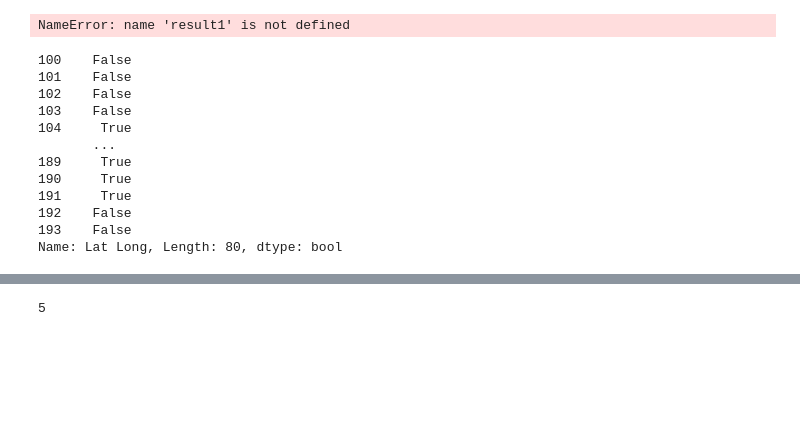
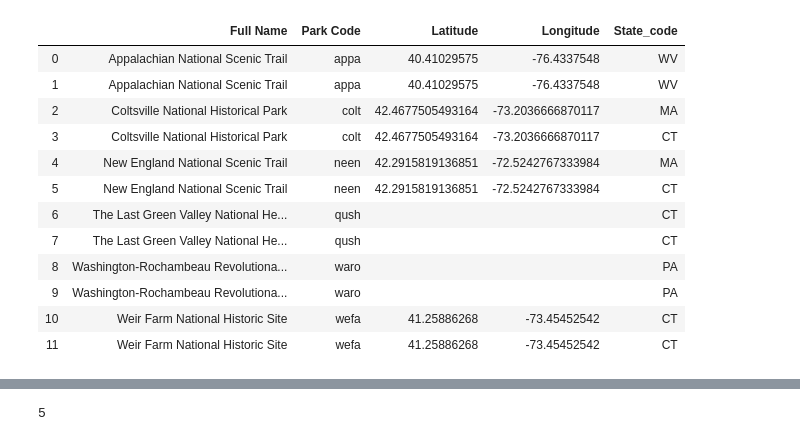
Before and after one commit to Eng-Hisham991/National_Park_Analysis, a Jupyter notebook: Northeast by Midwest .ipynb, the cells around one changed output, grey strips where cells are left out. Drawn from its saved outputs; the diff is of its cells as text; code cells hidden in the pictures; blank space fills up the shorter version.

```diff
--- a/Northeast by Midwest .ipynb
+++ b/Northeast by Midwest .ipynb
@@ -53,33 +50,26 @@ for url in urls2:
     except:
         print('4- Please check the codes above. Skipping....')
 # %%
+National_par1=[]
 for i in range(len(result1[0]['data'])):
     for j in range(len(result1[0]['data'][i]['addresses'])):
         National_par1.append([result1[0]['data'][i]['fullName'], result1[0]['data'][i]['parkCode'],
-                            result1[0]['data'][i]['latitude'], result1[0]['data'][i]['longitude']])
-                              #result1[0]['data'][i]['addresses'][j]['stateCode']])
+                            result1[0]['data'][i]['latitude'], result1[0]['data'][i]['longitude'],
+                              result1[0]['data'][i]['addresses'][j]['stateCode']])
 
-Par1= pd.DataFrame(National_par1, columns=['Full Name', 'Park Code', 'Latitude', 'Longitude'])
+Par1= pd.DataFrame(National_par1, columns=['Full Name', 'Park Code', 'Latitude', 'Longitude', 'State_code'])
 Par1
 # %% [output]
-NameError: name 'result1' is not defined
+|  | Full Name | Park Code | Latitude | Longitude | State_code |
+| 0 | Appalachian National Scenic Trail | appa | 40.41029575 | -76.4337548 | WV |
+| 1 | Appalachian National Scenic Trail | appa | 40.41029575 | -76.4337548 | WV |
+| 2 | Coltsville National Historical Park | colt | 42.4677505493164 | -73.2036666870117 | MA |
+| 3 | Coltsville National Historical Park | colt | 42.4677505493164 | -73.2036666870117 | CT |
+| 4 | New England National Scenic Trail | neen | 42.2915819136851 | -72.5242767333984 | MA |
+| 5 | New England National Scenic Trail | neen | 42.2915819136851 | -72.5242767333984 | CT |
+| 6 | The Last Green Valley National He... | qush |  |  | CT |
+| 7 | The Last Green Valley National He... | qush |  |  | CT |
+| 8 | Washington-Rochambeau Revolutiona... | waro |  |  | PA |
+| 9 | Washington-Rochambeau Revolutiona... | waro |  |  | PA |
+| 10 | Weir Farm National Historic Site | wefa | 41.25886268 | -73.45452542 | CT |
+| 11 | Weir Farm National Historic Site | wefa | 41.25886268 | -73.45452542 | CT |
-# %%
-# Parks1[['State_code']]=='WV'
-# Parks1.sort_values('State_code')
-# p= Parks1.drop([122,123])
-# p.tail(40)
-Parks1 = Par1[Par1.State_code != 'WV']
-(Parks1['Lat Long']=='').tail(80)
-# %% [output]
-100    False
-101    False
-102    False
-103    False
-104     True
-       ...
-189     True
-190     True
-191     True
-192    False
-193    False
-Name: Lat Long, Length: 80, dtype: bool
```
Also changed, not shown: parts of 11 cells of this notebook, 1 other file.
